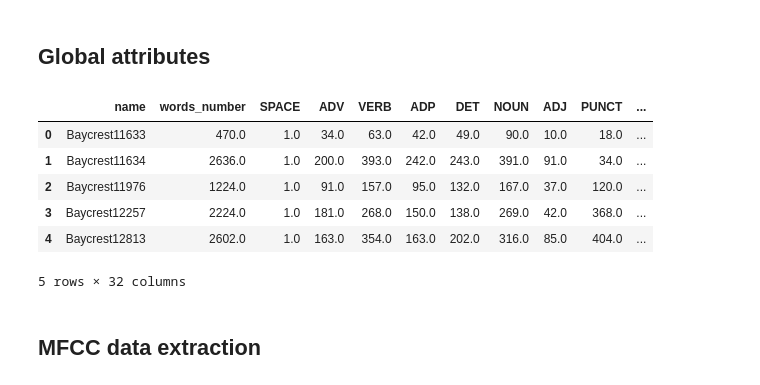
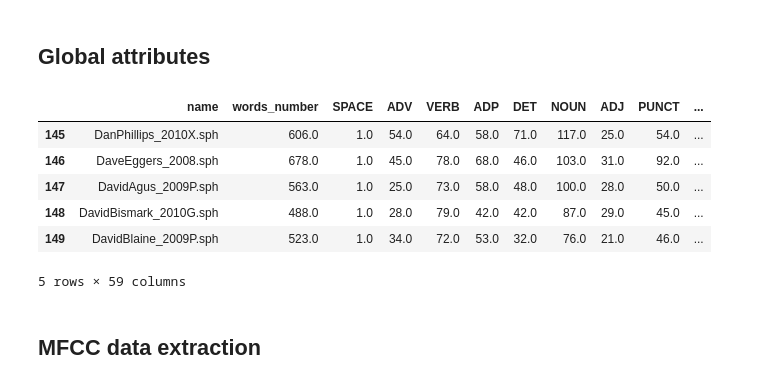
Before and after one commit to ZiJun0502/Alzheimer-Diagnosis-Speech, a Jupyter notebook: model/dataMerge.ipynb, the cells around one changed output. Cells and saved outputs as stored; diff of their text form; code cells hidden in the pictures.

```diff
--- a/model/dataMerge.ipynb
+++ b/model/dataMerge.ipynb
@@ -15,20 +15,19 @@ import csv
 # %% [markdown]
 ## Global attributes
 # %%
-patinets_dataroot = "/content/drive/MyDrive/term project/patient_info.csv"
-txt_training_dataroot = "/content/drive/MyDrive/term project/NPL result.csv"
+patinets_dataroot = "/content/drive/MyDrive/term project/final_training_data/patient_npl.csv"
+normal_dataroot = "/content/drive/MyDrive/term project/final_training_data/ted_npl_result.csv"
 
-
-txt_df = pd.read_csv(txt_training_dataroot)
-txt_df[:5]
+txt_df = pd.read_csv(normal_dataroot)
+txt_df[145:150]
 # %% [output]
 |  | name | words_number | SPACE | ADV | VERB | ADP | DET | NOUN | ADJ | PUNCT | ... |
-| 0 | Baycrest11633 | 470.0 | 1.0 | 34.0 | 63.0 | 42.0 | 49.0 | 90.0 | 10.0 | 18.0 | ... |
-| 1 | Baycrest11634 | 2636.0 | 1.0 | 200.0 | 393.0 | 242.0 | 243.0 | 391.0 | 91.0 | 34.0 | ... |
-| 2 | Baycrest11976 | 1224.0 | 1.0 | 91.0 | 157.0 | 95.0 | 132.0 | 167.0 | 37.0 | 120.0 | ... |
-| 3 | Baycrest12257 | 2224.0 | 1.0 | 181.0 | 268.0 | 150.0 | 138.0 | 269.0 | 42.0 | 368.0 | ... |
-| 4 | Baycrest12813 | 2602.0 | 1.0 | 163.0 | 354.0 | 163.0 | 202.0 | 316.0 | 85.0 | 404.0 | ... |
+| 145 | DanPhillips_2010X.sph | 606.0 | 1.0 | 54.0 | 64.0 | 58.0 | 71.0 | 117.0 | 25.0 | 54.0 | ... |
+| 146 | DaveEggers_2008.sph | 678.0 | 1.0 | 45.0 | 78.0 | 68.0 | 46.0 | 103.0 | 31.0 | 92.0 | ... |
+| 147 | DavidAgus_2009P.sph | 563.0 | 1.0 | 25.0 | 73.0 | 58.0 | 48.0 | 100.0 | 28.0 | 50.0 | ... |
+| 148 | DavidBismark_2010G.sph | 488.0 | 1.0 | 28.0 | 79.0 | 42.0 | 42.0 | 87.0 | 29.0 | 45.0 | ... |
+| 149 | DavidBlaine_2009P.sph | 523.0 | 1.0 | 34.0 | 72.0 | 53.0 | 32.0 | 76.0 | 21.0 | 46.0 | ... |
-5 rows × 32 columns
+5 rows × 59 columns
 # %% [markdown]
 ## MFCC data extraction
 # %%
```
Also changed, not shown: parts of 15 cells of this notebook, 2 other files.
